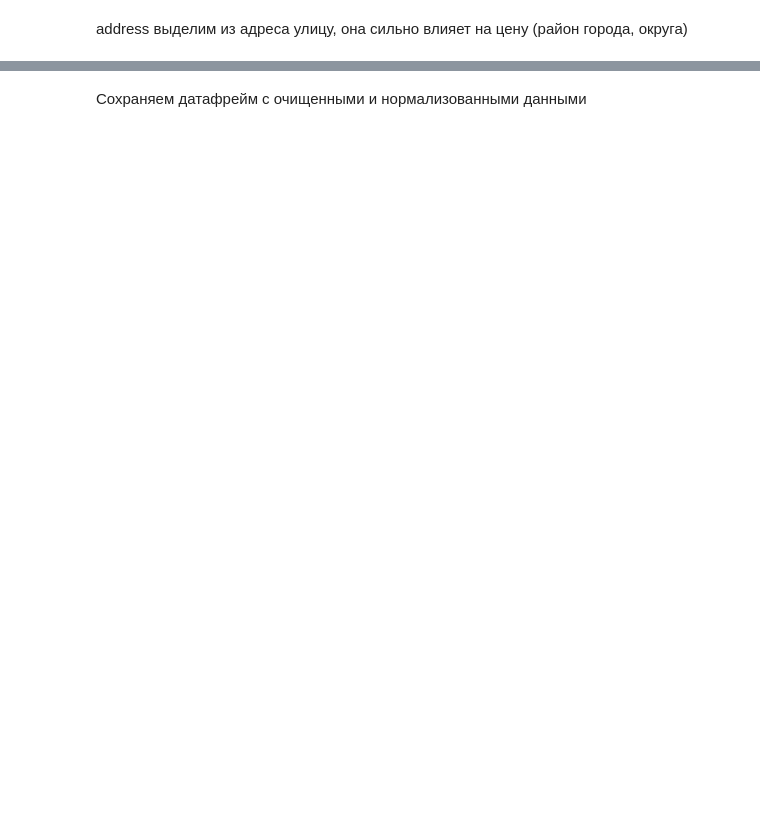
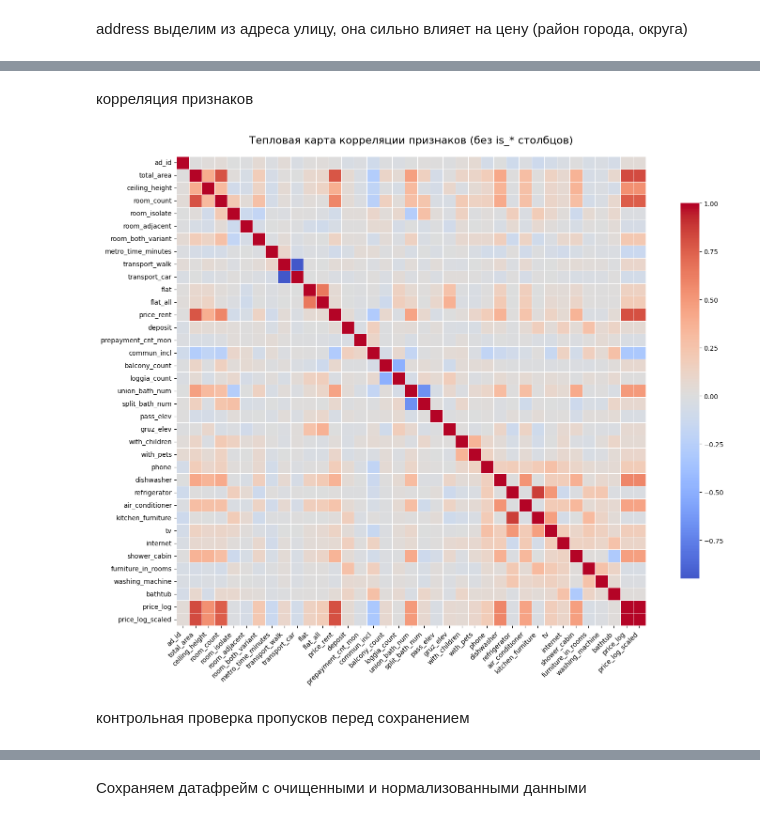
Before and after one commit to GitArkad/real-estate-rental-eda-clear-data-fit, a Jupyter notebook: realises/release_3_0/preprocessing.ipynb, the cells around one changed output, grey strips where cells are left out. Saved outputs shown, nothing was run; the diff lists cells and outputs as text; code cells hidden in the pictures; blank space fills up the shorter version.

```diff
--- a/realises/release_3_0/preprocessing.ipynb
+++ b/realises/release_3_0/preprocessing.ipynb
@@ -1003,7 +1133,10 @@ array(['на улицу и двор', 'во двор', 'на улицу'], dtype
 # %%
-dict_wind = {
-    'на улицу и двор': 3,
-    'во двор': 2,
-    'на улицу': 1
-}
-data_df['windows_view_num'] = data_df['windows_view'].map(dict_wind)
+# dict_wind = {
+#     'на улицу и двор': 3,
+#     'во двор': 2,
+#     'на улицу': 1
+# }
+# data_df['windows_view_num'] = data_df['windows_view'].map(dict_wind)
+# data_df['windows_view_num'].unique()
+
+data_df = one_hot_translit(data_df, "windows_view", prefix="is_wind")
@@ -1115,7 +1215,10 @@ array(['да', 'нет', 'не указано'], dtype=object)
 # %%
-dict_garb = {
-    'да': 2,
-    'нет': 0,
-    'не указано': 1
-}
-data_df['garbage_chute_num'] = data_df['garbage_chute'].map(dict_garb)
+# dict_garb = {
+#     'да': 2,
+#     'нет': 0,
+#     'не указано': 1
+# }
+# data_df['garbage_chute_num'] = data_df['garbage_chute'].map(dict_garb)
+# data_df['garbage_chute_num'].unique()
+
+data_df = one_hot_translit(data_df, "garbage_chute", prefix="is_garb")
@@ -1203,12 +1295,3 @@ address выделим из адреса улицу, она сильно вли
 # %%
 data_df['street_house'] = data_df['address'].str.split(',').str[1].str.strip()
 # data_df['street_house'] = data_df['street_house'].str.replace(r'^(улица|переулок|проспект|бульвар|шоссе|набережная|проезд)\s*', '', regex=True).str.strip()
-# %%
-# Создаём энкодер
-# le = LabelEncoder()
-
-# Применяем к столбцу
-data_df['street_house_encoded'] = le.fit_transform(data_df['street_house'])
-
-# Если нужно посмотреть соответствие:
-print(dict(zip(le.classes_, le.transform(le.classes_))))
@@ -1216,0 +1298,2 @@ print(dict(zip(le.classes_, le.transform(le.classes_))))
+# %%
+data_df = one_hot_translit(data_df, "street_house", prefix="is_street")
@@ -1327,0 +1370,8 @@ plt.show()
+# %% [markdown]
+корреляция признаков
+# %%
+plot_heatmap(data_df_new)
+# %% [output]
+[figure, added]
+# %% [markdown]
+контрольная проверка пропусков перед сохранением
```
Also changed, not shown: parts of 137 cells of this notebook, 4 other files.
